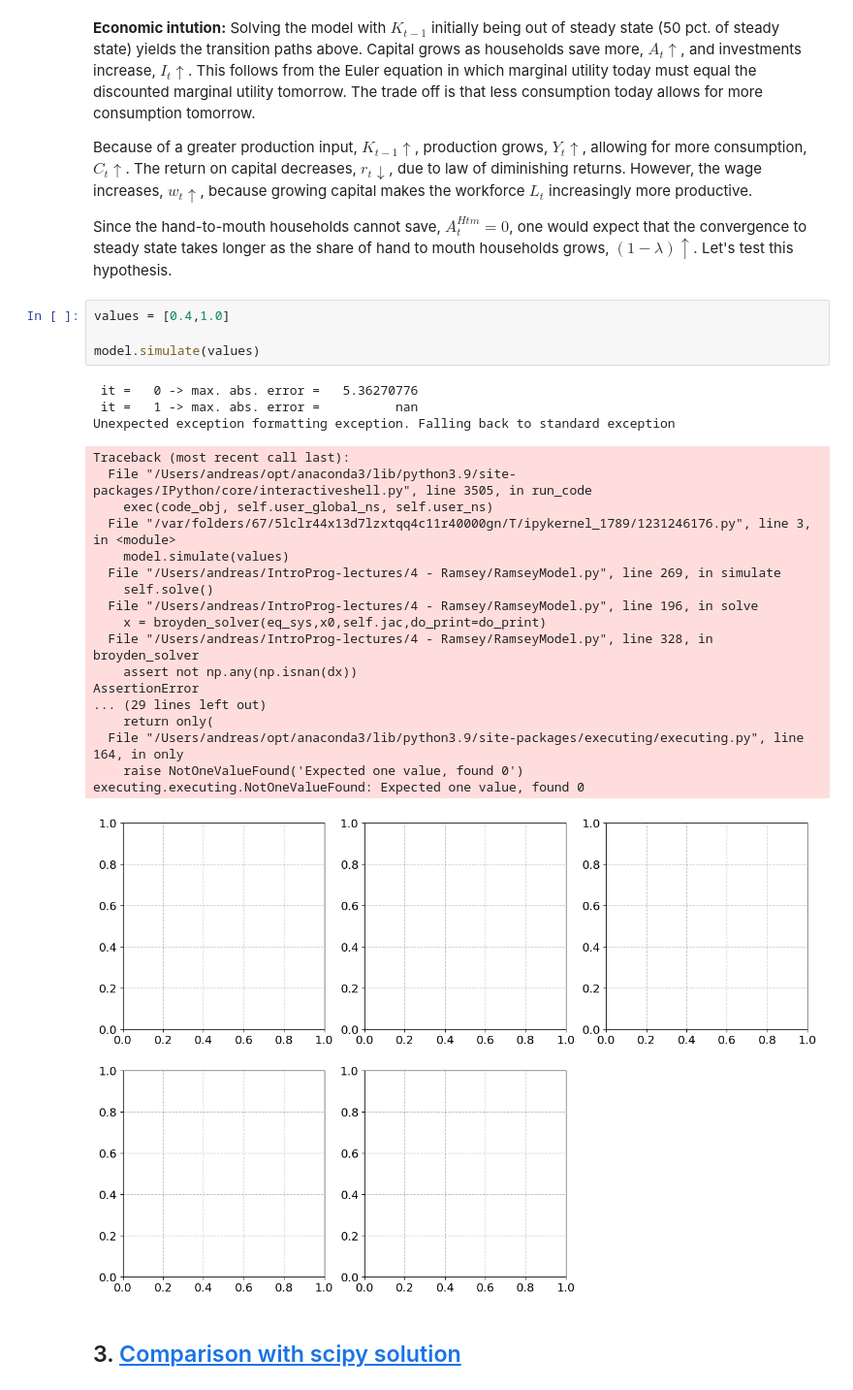
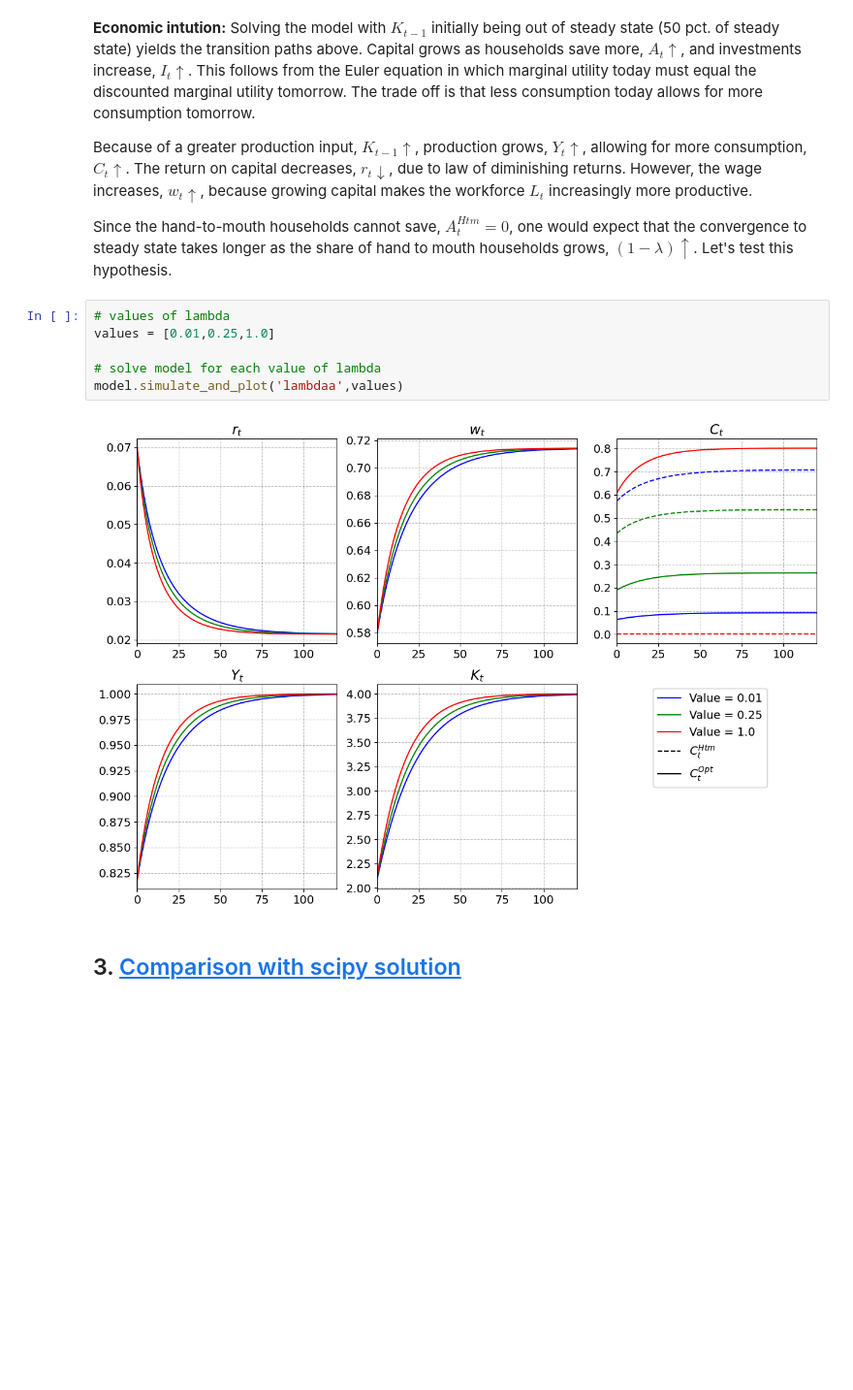
Before and after one commit to NumEconCopenhagen/projects-2023-andreas, a Jupyter notebook: modelproject/Ramsey.ipynb, the cells around one changed output. Shown at 97% size. Drawn from its saved outputs; the diff is of its cells as text; blank space fills up the shorter version.

Commit message:
model project - one step closer

```diff
--- a/modelproject/Ramsey.ipynb
+++ b/modelproject/Ramsey.ipynb
@@ -243,32 +260,14 @@ model.big_plot()
 Because of a greater production input, $K_{t-1} \uparrow$, production grows, $Y_t \uparrow$, allowing for more consumption, $C_t \uparrow$. The return on capital decreases, $r_t \downarrow$, due to law of diminishing returns. However, the wage increases, $w_t \uparrow$, because growing capital makes the workforce $L_t$ increasingly more productive. <br>
 
 Since the hand-to-mouth households cannot save, $A_t^{Htm} = 0$, one would expect that the convergence to steady state takes longer as the share of hand to mouth households grows, $(1-\lambda) \uparrow$. Let's test this hypothesis.
-# %%
-values = [0.4,1.0]
-
-model.simulate(values)
-# %% [output]
- it =   0 -> max. abs. error =   5.36270776
- it =   1 -> max. abs. error =          nan
-Unexpected exception formatting exception. Falling back to standard exception
-Traceback (most recent call last):
-  File "/Users/andreas/opt/anaconda3/lib/python3.9/site-packages/IPython/core/interactiveshell.py", line 3505, in run_code
-    exec(code_obj, self.user_global_ns, self.user_ns)
-  File "/var/folders/67/5lclr44x13d7lzxtqq4c11r40000gn/T/ipykernel_1789/1231246176.py", line 3, in <module>
-    model.simulate(values)
-  File "/Users/andreas/IntroProg-lectures/4 - Ramsey/RamseyModel.py", line 269, in simulate
-    self.solve()
-  File "/Users/andreas/IntroProg-lectures/4 - Ramsey/RamseyModel.py", line 196, in solve
-    x = broyden_solver(eq_sys,x0,self.jac,do_print=do_print)
-  File "/Users/andreas/IntroProg-lectures/4 - Ramsey/RamseyModel.py", line 328, in broyden_solver
-    assert not np.any(np.isnan(dx))
-AssertionError
-... (29 lines left out)
-    return only(
-  File "/Users/andreas/opt/anaconda3/lib/python3.9/site-packages/executing/executing.py", line 164, in only
-    raise NotOneValueFound('Expected one value, found 0')
-executing.executing.NotOneValueFound: Expected one value, found 0
-[figure, removed]
+# %%
+# values of lambda
+values = [0.01,0.25,1.0]
+
+# solve model for each value of lambda
+model.simulate_and_plot('lambdaa',values)
+# %% [output]
+[figure, added]
 # %% [markdown]
 ## 3. <a id='toc3_'></a>[Comparison with scipy solution](#toc0_)
 # %% [markdown]
```
Also changed, not shown: parts of 5 cells of this notebook, 1 other file.
